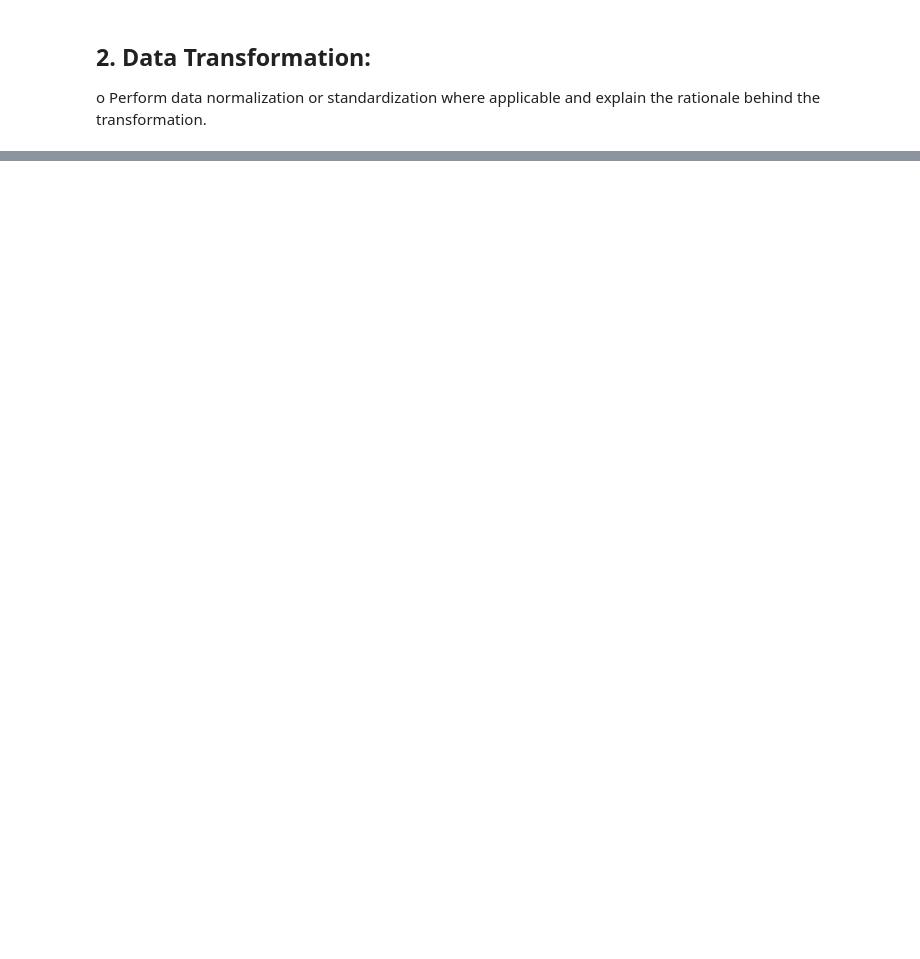
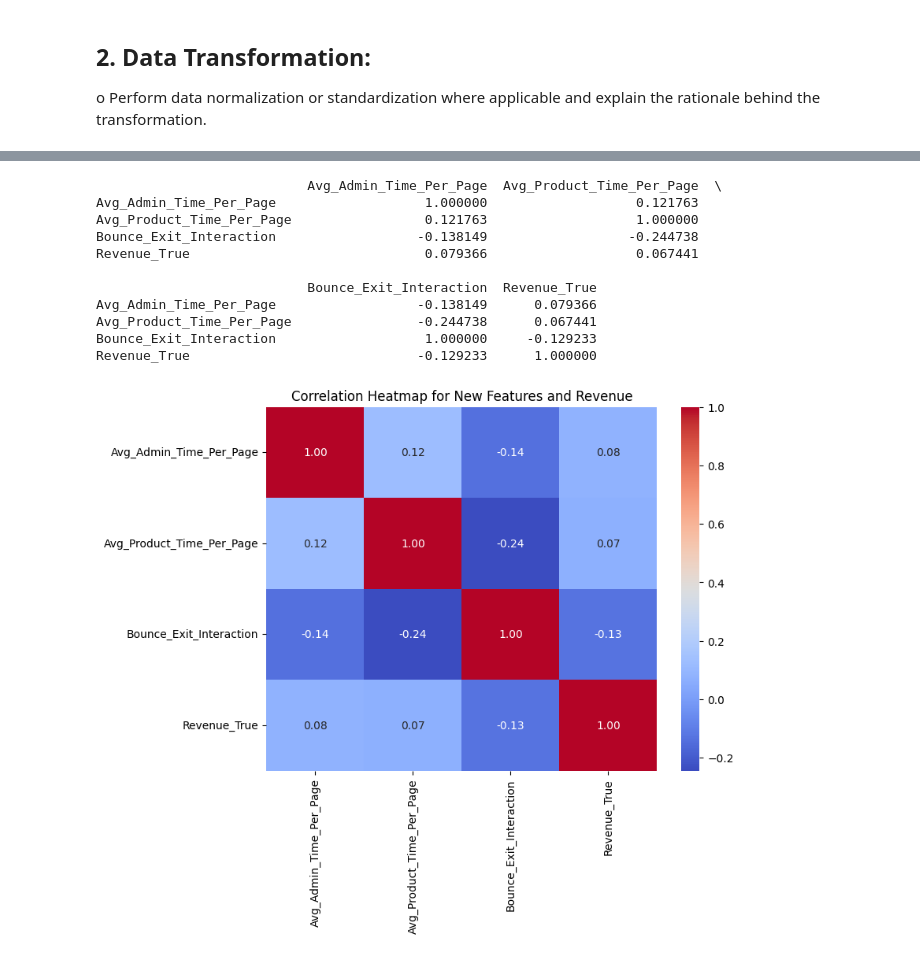
Before and after one commit to GeorgeST1302/LearningCurve, a Jupyter notebook: AI-ML/assignment.ipynb, the cells around one changed output, grey strips where cells are left out. Drawn from its saved outputs; the diff is of its cells as text; code cells hidden in the pictures; blank space fills up the shorter version.

```diff
--- a/AI-ML/assignment.ipynb
+++ b/AI-ML/assignment.ipynb
@@ -201,0 +165,8 @@ the rationale behind the transformation.
+# %%
+# Identify columns that are categorical
+categorical_columns = df.select_dtypes(include=['object', 'category']).columns
+print("Categorical Columns:", categorical_columns)
+
+# Encoding all categorical columns dynamically
+df_encoded = pd.get_dummies(df, columns=categorical_columns, drop_first=True)
+print(df_encoded.columns)
@@ -201,0 +190,41 @@ the rationale behind the transformation.
+# %%
+# Feature engineering: Create new features
+if 'Administrative_Duration' in df_encoded.columns and 'Administrative' in df_encoded.columns:
+    df_encoded['Avg_Admin_Time_Per_Page'] = df_encoded['Administrative_Duration'] / (df_encoded['Administrative'] + 1)
+
+if 'ProductRelated_Duration' in df_encoded.columns and 'ProductRelated' in df_encoded.columns:
+    df_encoded['Avg_Product_Time_Per_Page'] = df_encoded['ProductRelated_Duration'] / (df_encoded['ProductRelated'] + 1)
+
+if 'BounceRates' in df_encoded.columns and 'ExitRates' in df_encoded.columns:
+    df_encoded['Bounce_Exit_Interaction'] = df_encoded['BounceRates'] * df_encoded['ExitRates']
+
+# Update target_column to match the encoded version of Revenue
+target_column = 'Revenue_True'
+
+# Correlation analysis with new features and the updated Revenue column
+new_features = ['Avg_Admin_Time_Per_Page', 'Avg_Product_Time_Per_Page', 'Bounce_Exit_Interaction']
+
+# Check correlation of new features with 'Revenue_True'
+correlation_matrix = df_encoded[new_features + [target_column]].corr()
+
+# Display the correlation matrix
+print(correlation_matrix)
+
+# Visual representation using heatmap
+plt.figure(figsize=(8, 6))
+sns.heatmap(correlation_matrix, annot=True, cmap='coolwarm', fmt='.2f')
+plt.title('Correlation Heatmap for New Features and Revenue')
+plt.show()
+# %% [output]
+                           Avg_Admin_Time_Per_Page  Avg_Product_Time_Per_Page  \
+Avg_Admin_Time_Per_Page                   1.000000                   0.121763
+Avg_Product_Time_Per_Page                 0.121763                   1.000000
+Bounce_Exit_Interaction                  -0.138149                  -0.244738
+Revenue_True                              0.079366                   0.067441
+
+                           Bounce_Exit_Interaction  Revenue_True
+Avg_Admin_Time_Per_Page                  -0.138149      0.079366
+Avg_Product_Time_Per_Page                -0.244738      0.067441
+Bounce_Exit_Interaction                   1.000000     -0.129233
+Revenue_True                             -0.129233      1.000000
+[figure, added]
```
Also changed, not shown: parts of 17 cells of this notebook, 2 other files.
